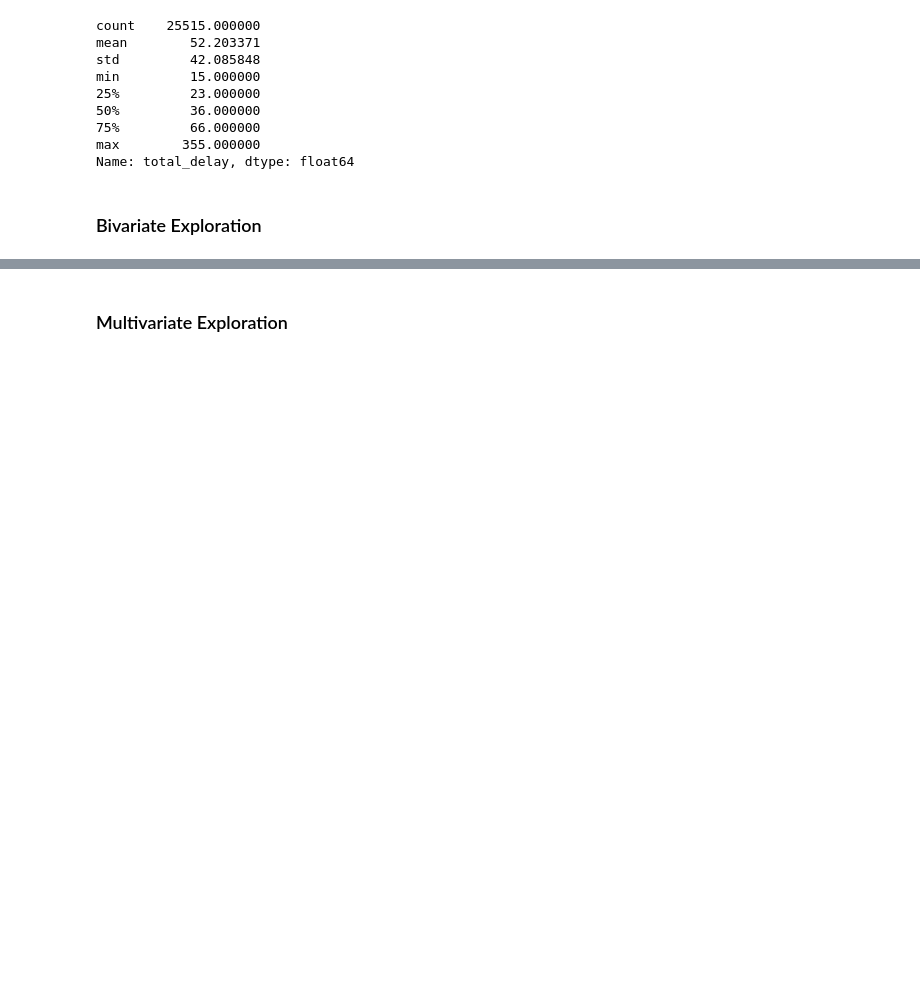
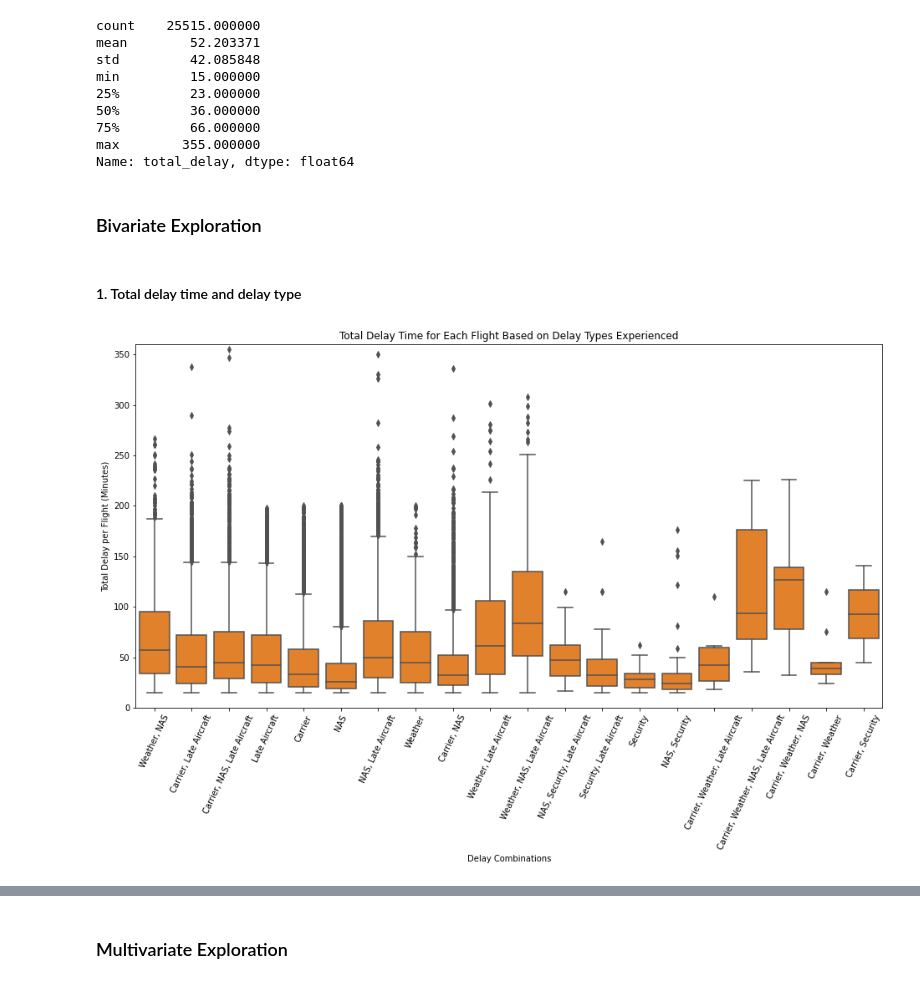
Before and after one commit to Miles-Murphy/vis_final_project, a Jupyter notebook: project_draft.ipynb, the cells around one changed output, grey strips where cells are left out. Saved outputs shown, nothing was run; the diff lists cells and outputs as text; code cells hidden in the pictures; blank space fills up the shorter version.

Commit message:
Updated bivariate plot 1.

```diff
--- a/project_draft.ipynb
+++ b/project_draft.ipynb
@@ -1168,6 +1168,19 @@ Name: total_delay, dtype: float64
 delay_bins = np.arange(delays_07.total_delay.min() - 5, delays_07.total_delay.max() +5, 50)
 # %% [markdown]
 ### Bivariate Exploration <a name="bivariate_exploration"></a>
+# %% [markdown]
+#### 1. Total delay time and delay type
+# %%
+base_color = sns.color_palette()[1]
+fig = plt.figure(figsize=(16,8))
+sns.boxplot(data=delays_07, x='DelayType', y='total_delay', color=base_color)
+plt.xticks(rotation=65)
+plt.ylim(0, 360)
+plt.title('Total Delay Time for Each Flight Based on Delay Types Experienced')
+plt.ylabel('Total Delay per Flight (Minutes)')
+plt.xlabel('Delay Combinations');
+# %% [output]
+[figure, added]
 # %%
 sns.countplot(data=delays_07, x = 'total_delay', hue = 'DelayType')
 plt.xlim(0, 100)
```
Also changed, not shown: parts of 3 cells of this notebook.
